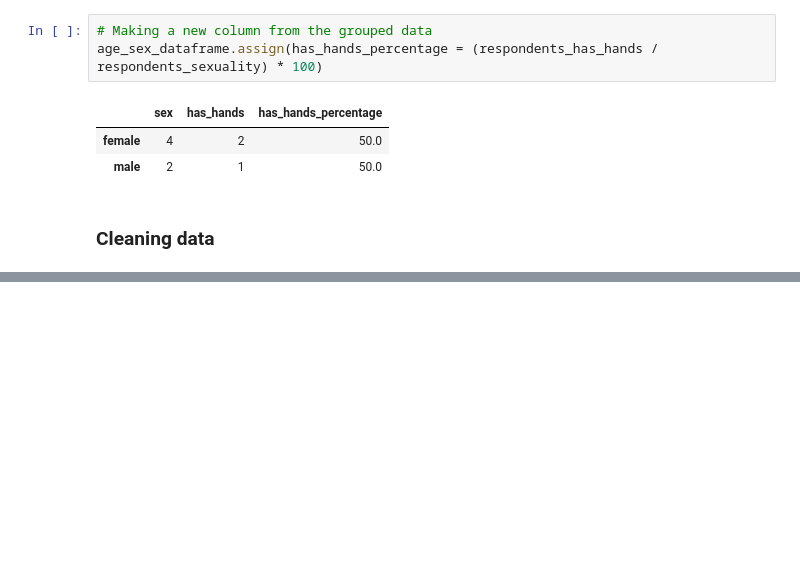
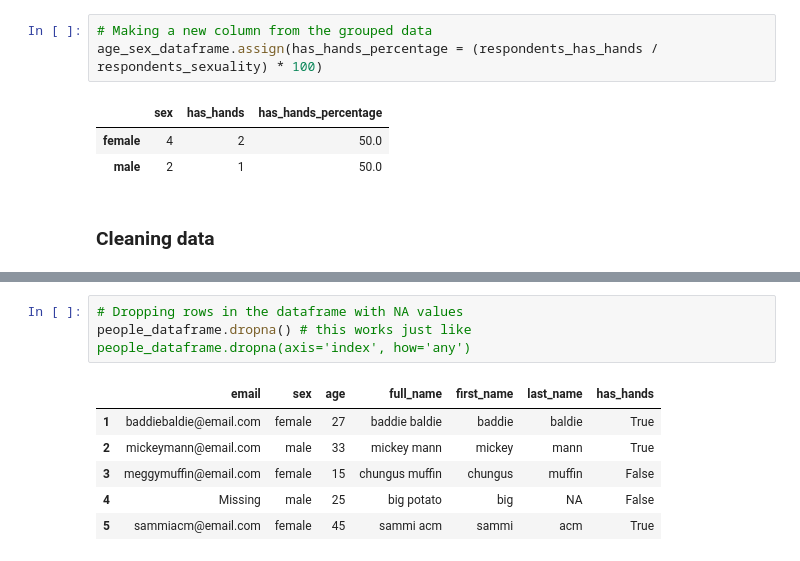
Before and after one commit to hyoaru/dsa-libraries-test, a Jupyter notebook: pandas.ipynb, the cells around one changed output, grey strips where cells are left out. Drawn from its saved outputs; the diff is of its cells as text; blank space fills up the shorter version.

```diff
--- a/pandas.ipynb
+++ b/pandas.ipynb
@@ -545,0 +552,10 @@ age_sex_dataframe.assign(has_hands_percentage = (respondents_has_hands / respond
+# %%
+# Dropping rows in the dataframe with NA values
+people_dataframe.dropna() # this works just like people_dataframe.dropna(axis='index', how='any')
+# %% [output]
+|  | email | sex | age | full_name | first_name | last_name | has_hands |
+| 1 | baddiebaldie@email.com | female | 27 | baddie baldie | baddie | baldie | True |
+| 2 | mickeymann@email.com | male | 33 | mickey mann | mickey | mann | True |
+| 3 | meggymuffin@email.com | female | 15 | chungus muffin | chungus | muffin | False |
+| 4 | Missing | male | 25 | big potato | big | NA | False |
+| 5 | sammiacm@email.com | female | 45 | sammi acm | sammi | acm | True |
```
Also changed, not shown: parts of 9 cells of this notebook.
